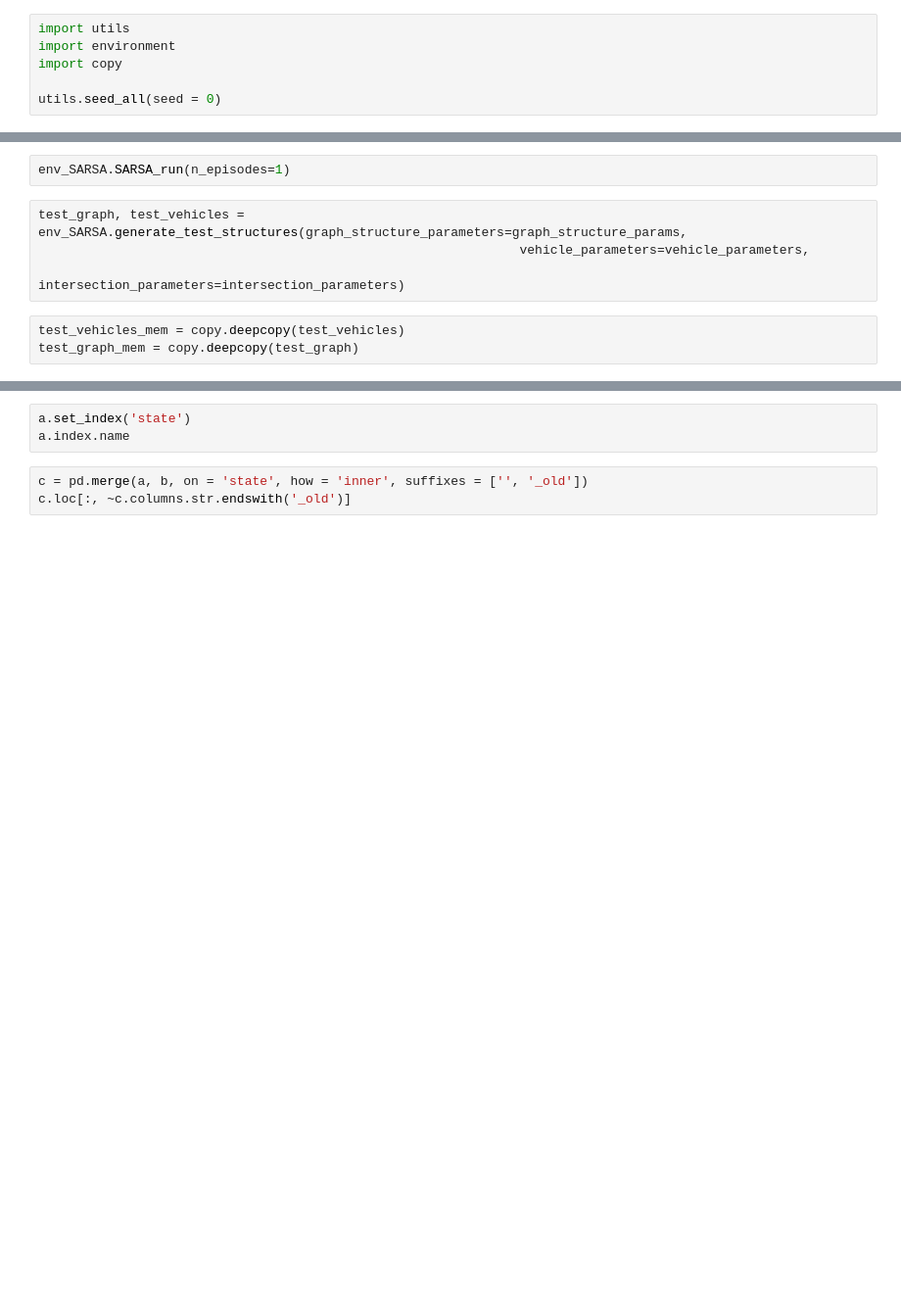
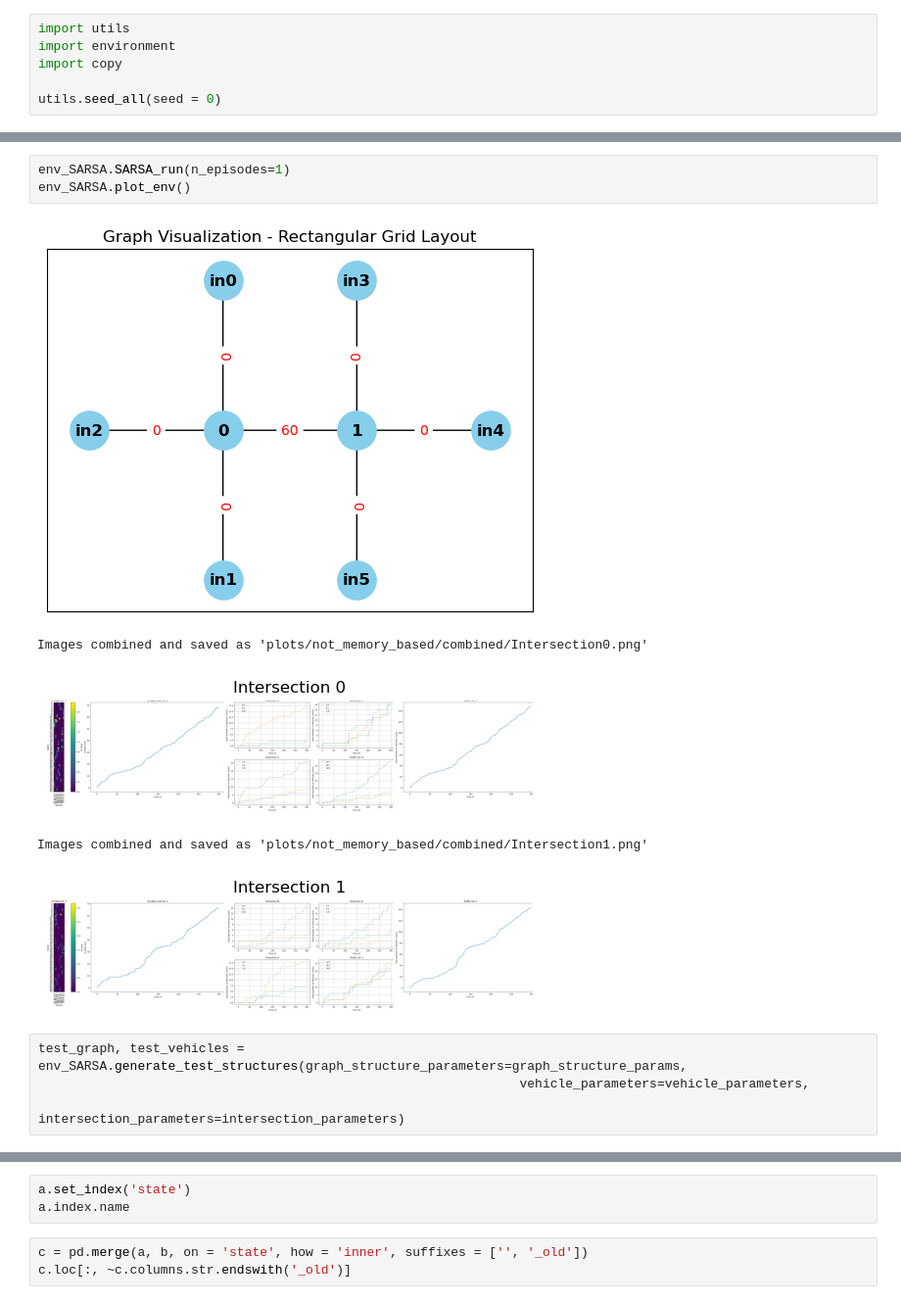
Before and after one commit to kvnoct/episodic_control, a Jupyter notebook: memory_sarsa/test.ipynb, the cells around one changed output, grey strips where cells are left out. Shown at 98% size. Saved outputs shown, nothing was run; the diff lists cells and outputs as text; blank space fills up the shorter version.

```diff
--- a/memory_sarsa/test.ipynb
+++ b/memory_sarsa/test.ipynb
@@ -33,9 +31,13 @@ env_SARSA = environment.Env(duration=duration, update_type= 'partial', comm_base
 # %%
 env_SARSA.SARSA_run(n_episodes=1)
+env_SARSA.plot_env()
+# %% [output]
+[figure, added]
+Images combined and saved as 'plots/not_memory_based/combined/Intersection0.png'
+[figure, added]
+Images combined and saved as 'plots/not_memory_based/combined/Intersection1.png'
+[figure, added]
 # %%
 test_graph, test_vehicles = env_SARSA.generate_test_structures(graph_structure_parameters=graph_structure_params,
                                                                vehicle_parameters=vehicle_parameters,
                                                                intersection_parameters=intersection_parameters)
-# %%
-test_vehicles_mem = copy.deepcopy(test_vehicles)
-test_graph_mem = copy.deepcopy(test_graph)
```
Also changed, not shown: parts of 15 cells of this notebook, 20 other files.
